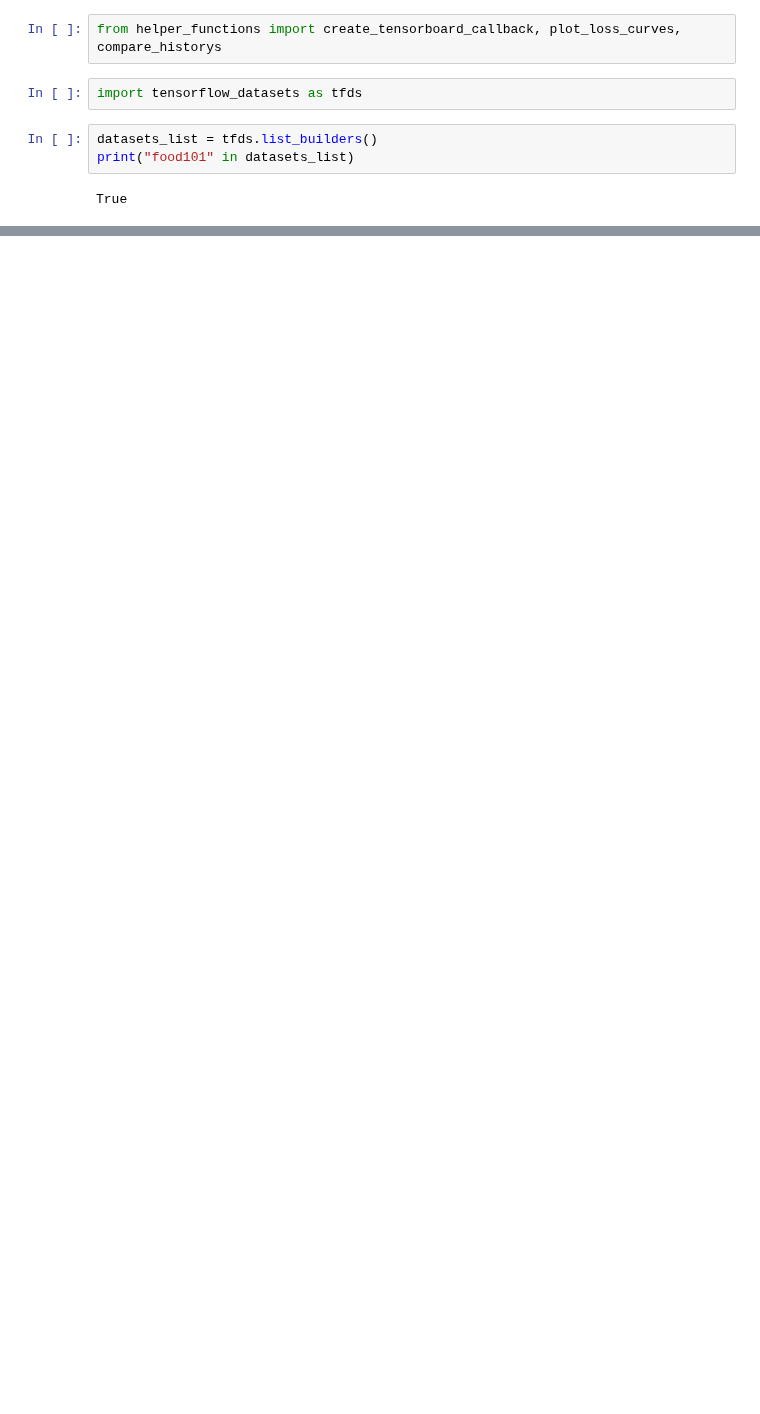
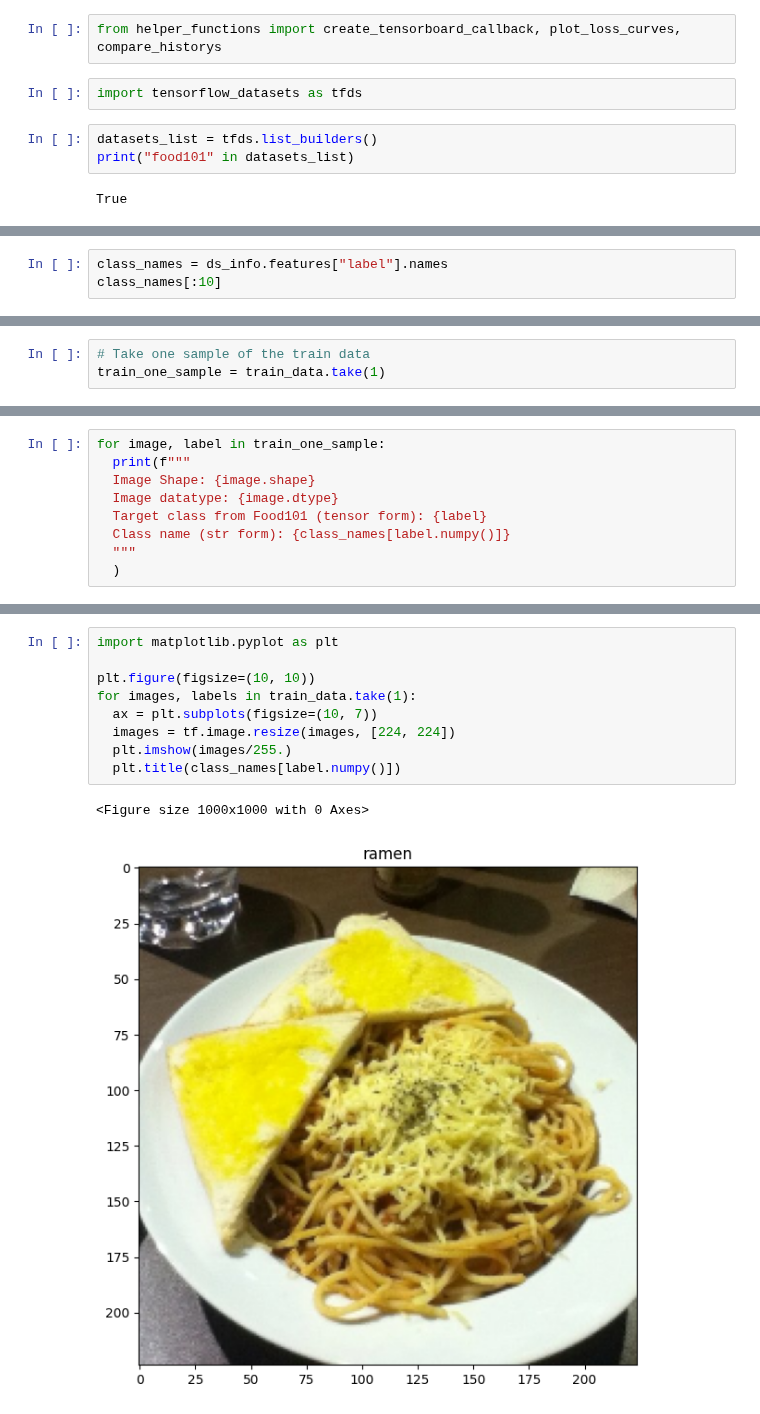
Before and after one commit to sakshamkumar1/tensorflow-notebooks, a Jupyter notebook: 07_milestone_project_1_food_vision.ipynb, the cells around one changed output, grey strips where cells are left out. Cells and saved outputs as stored; diff of their text form; blank space fills up the shorter version.

Commit message:
Modified 07_milestone_project_1_food_vision

```diff
--- a/07_milestone_project_1_food_vision.ipynb
+++ b/07_milestone_project_1_food_vision.ipynb
@@ -45,0 +49,3 @@ Dataset food101 downloaded and prepared to /root/tensorflow_datasets/food101/2.0
+# %%
+class_names = ds_info.features["label"].names
+class_names[:10]
@@ -45,0 +63,3 @@ Dataset food101 downloaded and prepared to /root/tensorflow_datasets/food101/2.0
+# %%
+# Take one sample of the train data
+train_one_sample = train_data.take(1)
@@ -45,0 +70,9 @@ Dataset food101 downloaded and prepared to /root/tensorflow_datasets/food101/2.0
+# %%
+for image, label in train_one_sample:
+  print(f"""
+  Image Shape: {image.shape}
+  Image datatype: {image.dtype}
+  Target class from Food101 (tensor form): {label}
+  Class name (str form): {class_names[label.numpy()]}
+  """
+  )
@@ -45,0 +92,12 @@ Dataset food101 downloaded and prepared to /root/tensorflow_datasets/food101/2.0
+# %%
+import matplotlib.pyplot as plt
+
+plt.figure(figsize=(10, 10))
+for images, labels in train_data.take(1):
+  ax = plt.subplots(figsize=(10, 7))
+  images = tf.image.resize(images, [224, 224])
+  plt.imshow(images/255.)
+  plt.title(class_names[label.numpy()])
+# %% [output]
+<Figure size 1000x1000 with 0 Axes>
+[figure, added]
```
Also changed, not shown: parts of 13 cells of this notebook.
